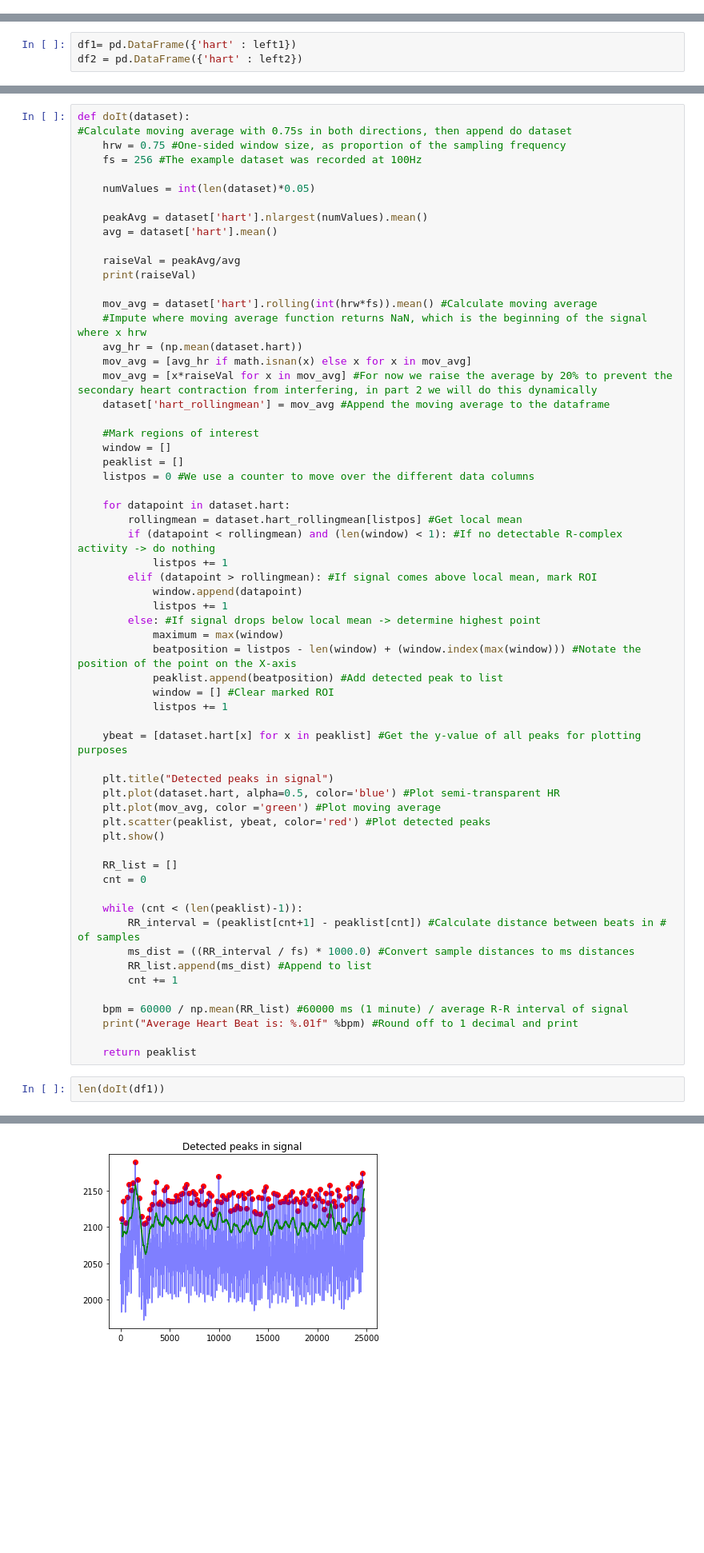
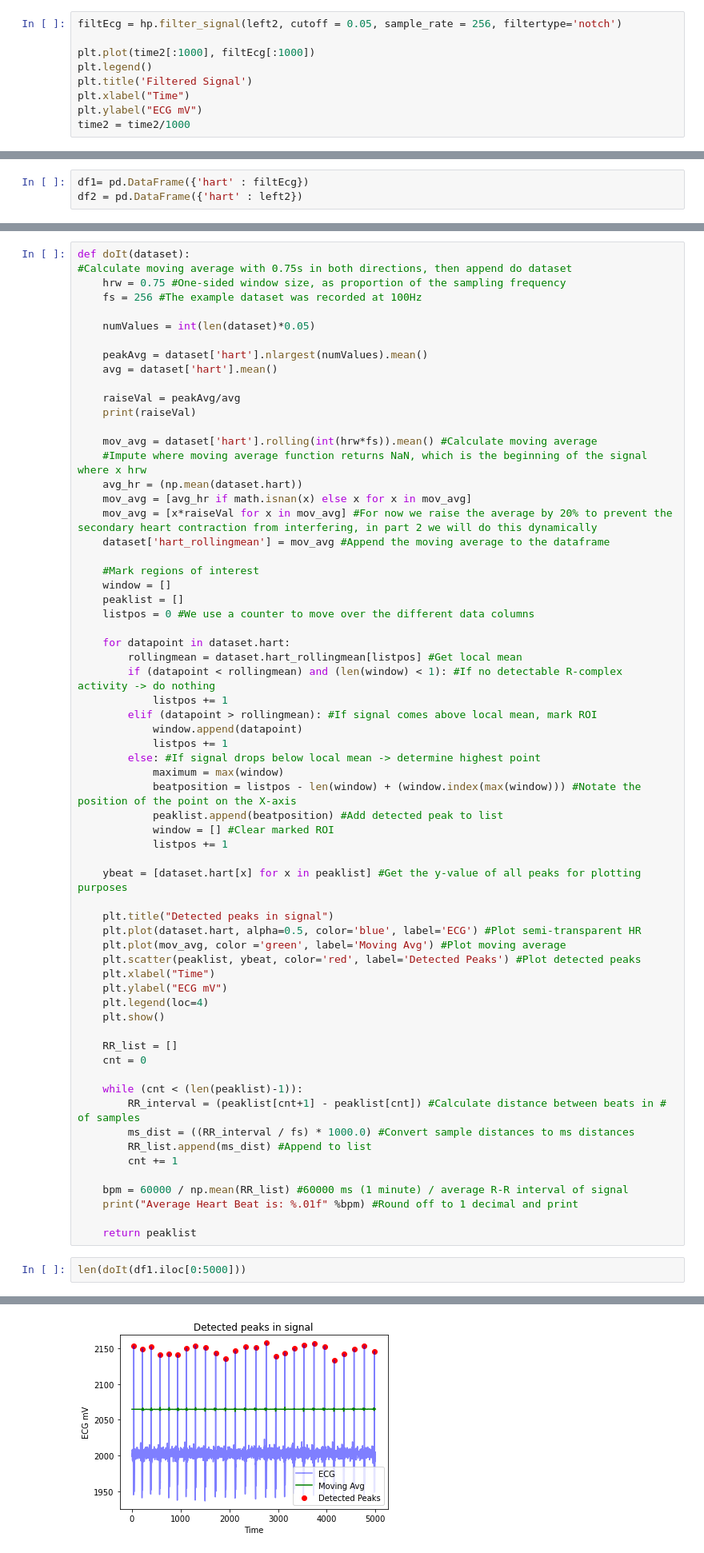
Before and after one commit to TravisCossarini/moodSwing, a Jupyter notebook: pythonModels/prepForPreprocessing.ipynb, the cells around one changed output, grey strips where cells are left out. Shown at 80% size. Drawn from its saved outputs; the diff is of its cells as text; blank space fills up the shorter version.

```diff
--- a/pythonModels/prepForPreprocessing.ipynb
+++ b/pythonModels/prepForPreprocessing.ipynb
@@ -50,0 +53,9 @@ time2 = time2/1000
+# %%
+filtEcg = hp.filter_signal(left2, cutoff = 0.05, sample_rate = 256, filtertype='notch')
+
+plt.plot(time2[:1000], filtEcg[:1000])
+plt.legend()
+plt.title('Filtered Signal')
+plt.xlabel("Time")
+plt.ylabel("ECG mV")
+time2 = time2/1000
@@ -51,3 +65,3 @@ time2 = time2/1000
 # %%
-df1= pd.DataFrame({'hart' : left1})
+df1= pd.DataFrame({'hart' : filtEcg})
 df2 = pd.DataFrame({'hart' : left2})
@@ -98,9 +138,12 @@ def doIt(dataset):
     ybeat = [dataset.hart[x] for x in peaklist] #Get the y-value of all peaks for plotting purposes
 
     plt.title("Detected peaks in signal")
-    plt.plot(dataset.hart, alpha=0.5, color='blue') #Plot semi-transparent HR
-    plt.plot(mov_avg, color ='green') #Plot moving average
-    plt.scatter(peaklist, ybeat, color='red') #Plot detected peaks
+    plt.plot(dataset.hart, alpha=0.5, color='blue', label='ECG') #Plot semi-transparent HR
+    plt.plot(mov_avg, color ='green', label='Moving Avg') #Plot moving average
+    plt.scatter(peaklist, ybeat, color='red', label='Detected Peaks') #Plot detected peaks
+    plt.xlabel("Time")
+    plt.ylabel("ECG mV")
+    plt.legend(loc=4)
     plt.show()
 
     RR_list = []
@@ -117,5 +160,5 @@ def doIt(dataset):
 
     return peaklist
 # %%
-len(doIt(df1))
+len(doIt(df1.iloc[0:5000]))
 # %% [output]
@@ -123 +171 @@ len(doIt(df1))
-[figure, old version]
+[figure, new version]
```
Also changed, not shown: parts of 4 cells of this notebook, 14 other files.
